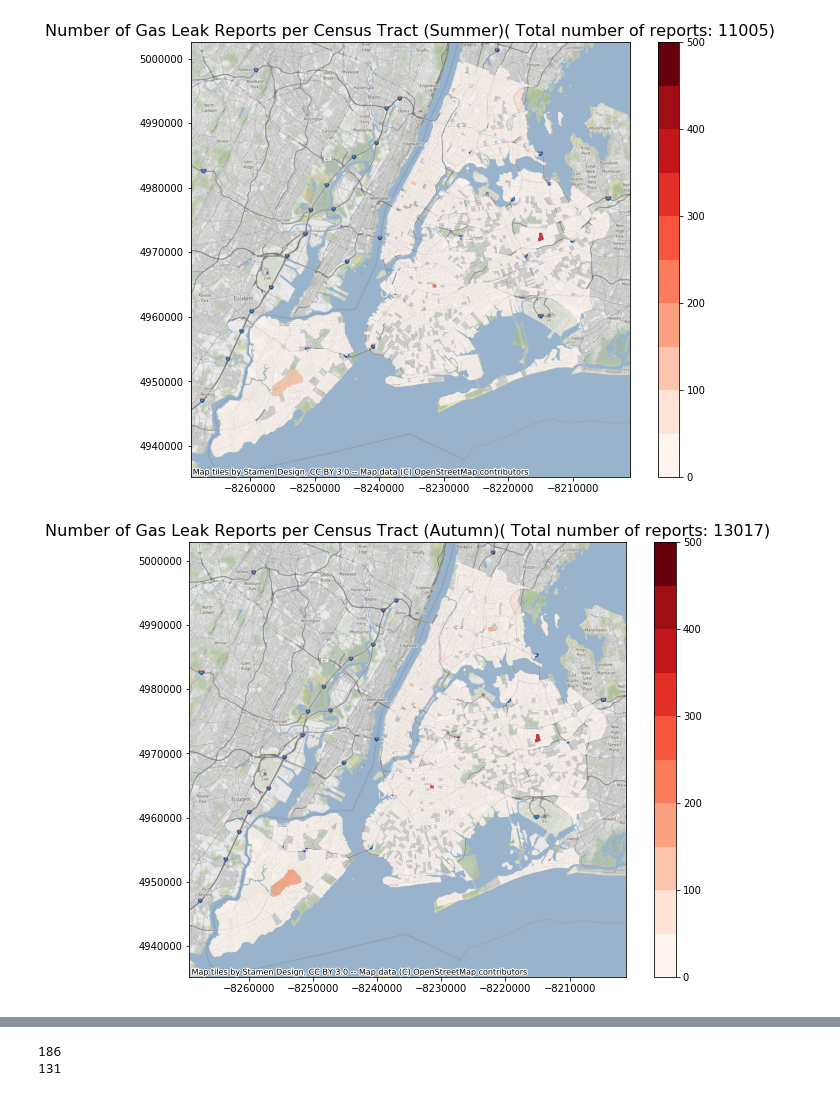
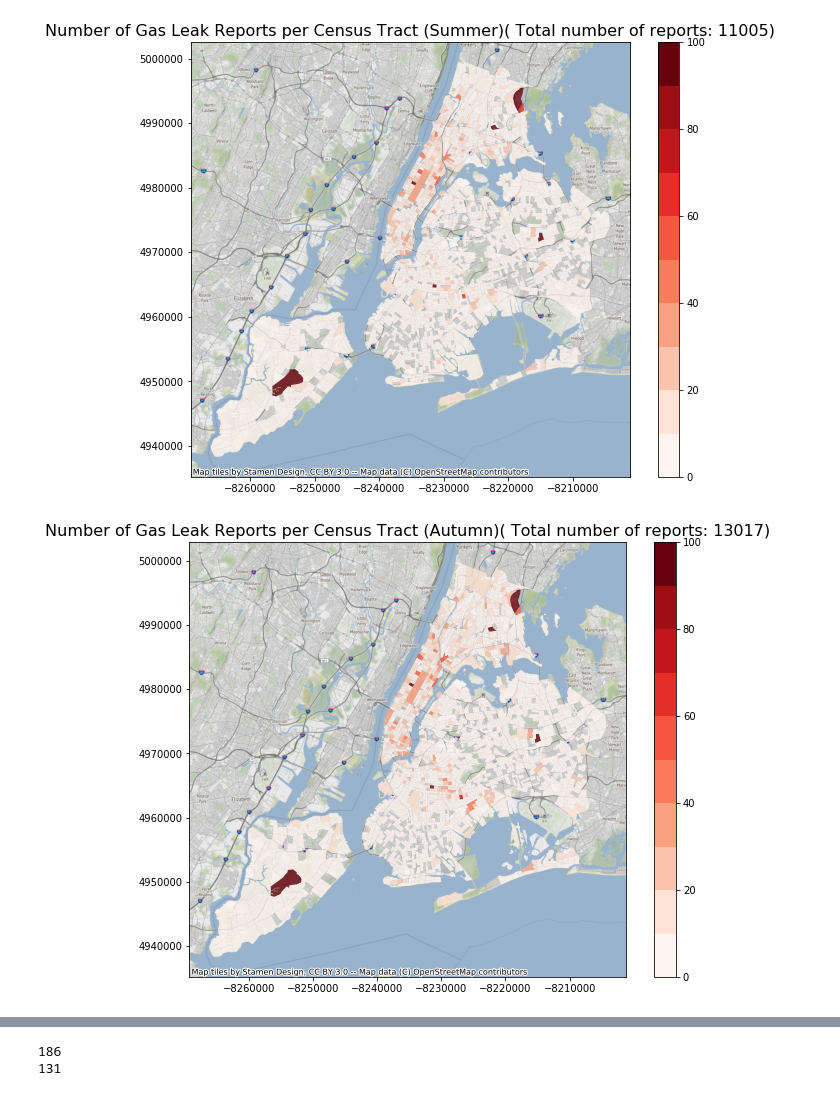
Before and after one commit to mhasan004/GasLeakProject-Merged, a Jupyter notebook: Graphing_Map.ipynb, the cells around one changed output, grey strips where cells are left out. Drawn from its saved outputs; the diff is of its cells as text; code cells hidden in the pictures.

```diff
--- a/Graphing_Map.ipynb
+++ b/Graphing_Map.ipynb
@@ -52,9 +52,16 @@ for i in range(0,4):
 
     #plot with background map
     cmap = plt.get_cmap('Reds')
-    norm = mcolors.BoundaryNorm(np.arange(0,501,50), cmap.N)
+    norm = mcolors.BoundaryNorm(np.arange(0,101,10), cmap.N)
     df = join.to_crs(epsg=3857)
     ax = df.plot(column='NumberOfReports',cmap='Reds',figsize = (10,8),alpha = 0.8,legend = True,norm = norm)
     ax.set_title(label = 'Number of Gas Leak Reports per Census Tract (' + Season_word[i] + ')' + '( Total number of reports: '+ str(Total)+')', fontdict={'fontsize': 16}, loc='center')
     ctx.add_basemap(ax,zoom = 12)
+# color bar increase in steps
+# max for different color
+# pattern in the gas report, what related to , when and why it happened
+# interactive visualization
+# dash board - map, parallel coord, scatter plot
+
+#correlation of 2 values
 # %% [output]
@@ -62,2 +69,2 @@ for i in range(0,4):
-[figure, old version]
+[figure, new version]
-[figure, old version]
+[figure, new version]
```
Also changed, not shown: parts of 7 cells of this notebook, 4 other files.
